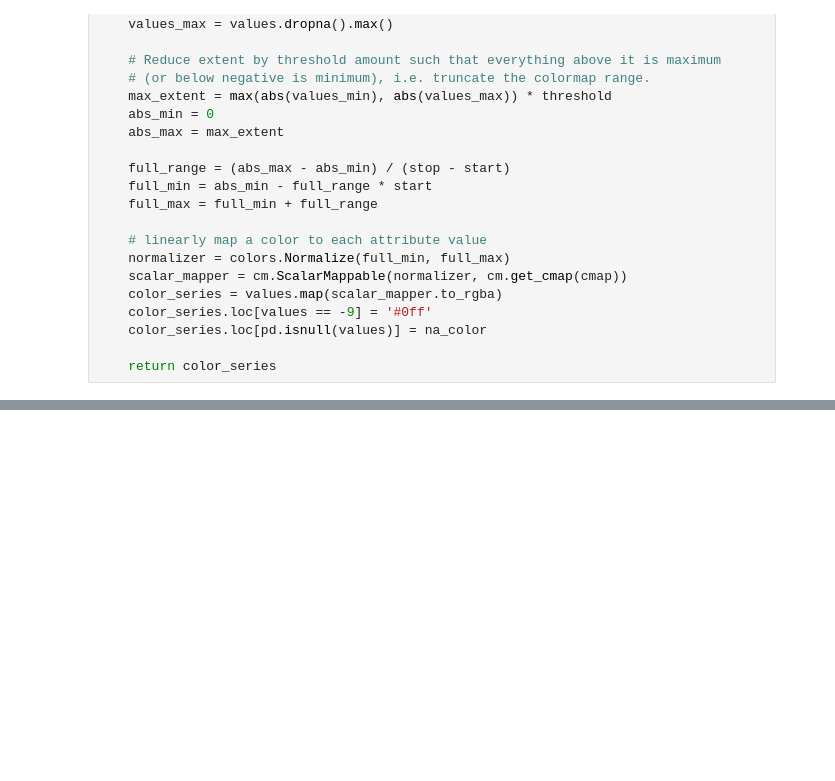
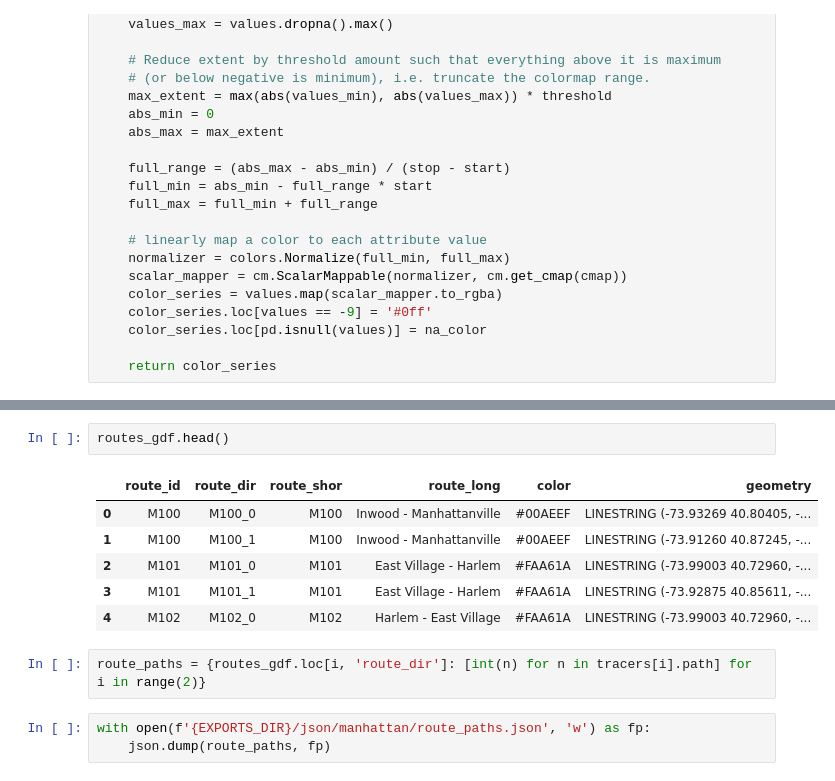
Before and after one commit to cpcarey/nyu-cusp-gtfs-bus, a Jupyter notebook: src/notebooks/shp/0103_rematch_to_osmnx.ipynb, the cells around one changed output, grey strips where cells are left out. Cells and saved outputs as stored; diff of their text form; blank space fills up the shorter version.

```diff
--- a/src/notebooks/shp/0103_rematch_to_osmnx.ipynb
+++ b/src/notebooks/shp/0103_rematch_to_osmnx.ipynb
@@ -366,0 +332,14 @@ sg_rtree = get_rtree(trace_route_subgraph, sg_geoms)
+# %%
+routes_gdf.head()
+# %% [output]
+|  | route_id | route_dir | route_shor | route_long | color | geometry |
+| 0 | M100 | M100_0 | M100 | Inwood - Manhattanville | #00AEEF | LINESTRING (-73.93269 40.80405, -... |
+| 1 | M100 | M100_1 | M100 | Inwood - Manhattanville | #00AEEF | LINESTRING (-73.91260 40.87245, -... |
+| 2 | M101 | M101_0 | M101 | East Village - Harlem | #FAA61A | LINESTRING (-73.99003 40.72960, -... |
+| 3 | M101 | M101_1 | M101 | East Village - Harlem | #FAA61A | LINESTRING (-73.92875 40.85611, -... |
+| 4 | M102 | M102_0 | M102 | Harlem - East Village | #FAA61A | LINESTRING (-73.99003 40.72960, -... |
+# %%
+route_paths = {routes_gdf.loc[i, 'route_dir']: [int(n) for n in tracers[i].path] for i in range(2)}
+# %%
+with open(f'{EXPORTS_DIR}/json/manhattan/route_paths.json', 'w') as fp:
+    json.dump(route_paths, fp)
```
Also changed, not shown: parts of 24 cells of this notebook.
